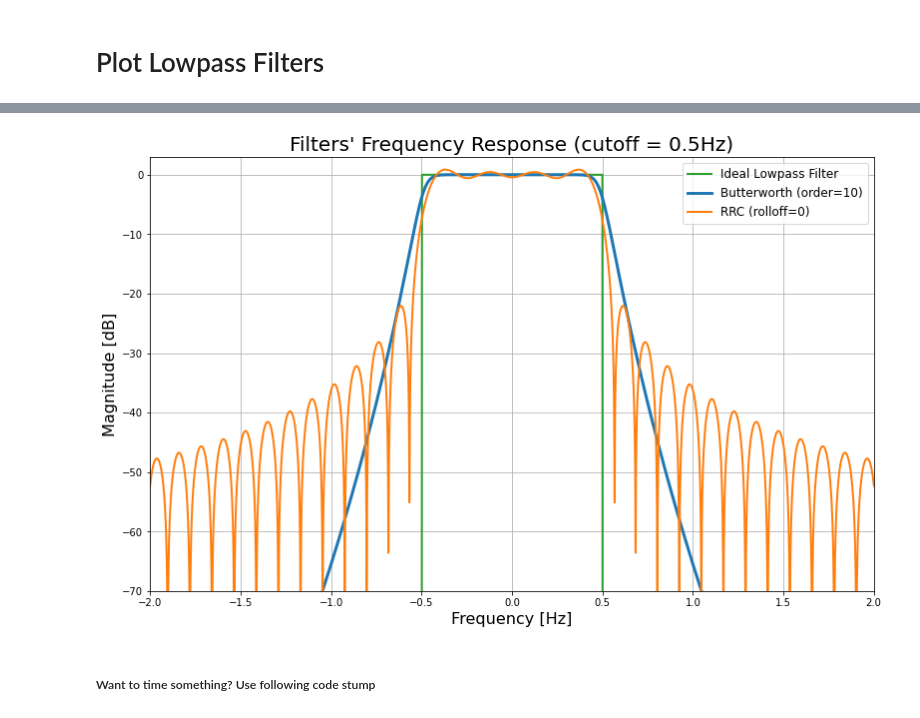
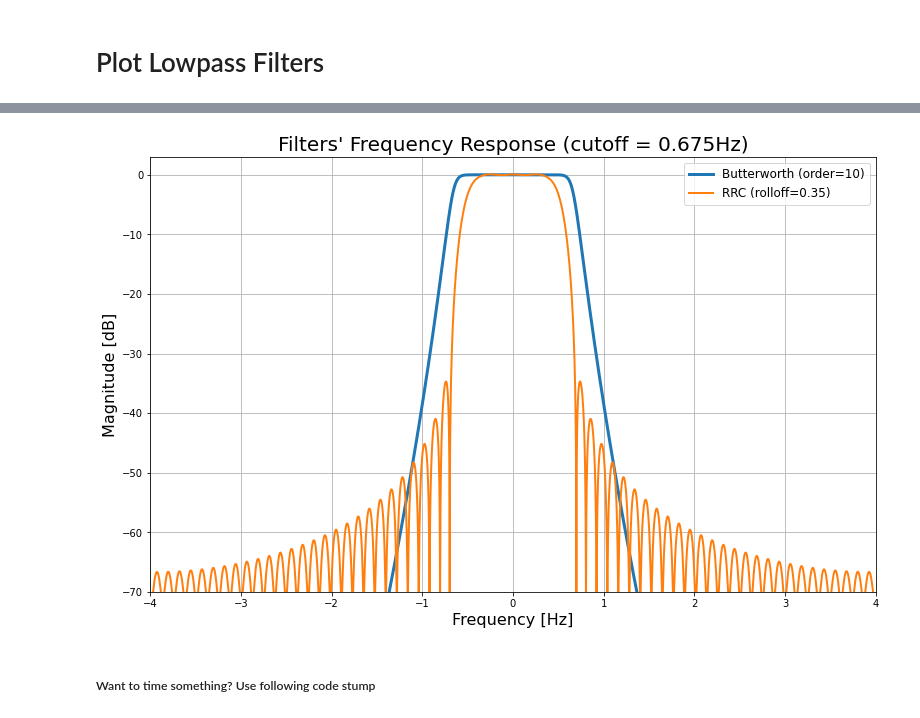
Before and after one commit to FaxMan1/Master-Thesis, a Jupyter notebook: Jupyter/main_CS.ipynb, the cells around one changed output, grey strips where cells are left out. Drawn from its saved outputs; the diff is of its cells as text; code cells hidden in the pictures.

```diff
--- a/Jupyter/main_CS.ipynb
+++ b/Jupyter/main_CS.ipynb
@@ -581,8 +613,8 @@ plt.xlim([-1.5, 1.5])
 plt.show()
 # %%
 # Butterworth
-CS = Comms_System(symbol_set=symbol_set, symbol_seq=symbol_seq, num_samples=8, beta=0)
-cutoff = 0.5
+CS = Comms_System(symbol_set=symbol_set, symbol_seq=symbol_seq, num_samples=8, beta=0.35)
+cutoff = 0.675
 b, a = butter_lowpass(cutoff_freq=cutoff, sampling_rate=CS.m, order=10)
 b2, a2 = butter_lowpass(cutoff_freq=0.5, sampling_rate=CS.m, order=10)
 w_range = np.linspace(-4, 4, 10000)
@@ -604,10 +636,10 @@ ideal[idx1+2: idx2+1] = 0
 
 
 plt.figure(figsize=(13,8))
-plt.plot(w10, ideal, linewidth=2, color='C2', label='Ideal Lowpass Filter ') # ideal
+#plt.plot(w10, ideal, linewidth=2, color='C2', label='Ideal Lowpass Filter ') # ideal
 plt.plot(w*10, m, linewidth=3, color='C0', label='Butterworth (order=10)') # butterworth order 10
 #plt.plot(w2*10, m2, linewidth=2, color='C3', label='Butterworth (order=10) (cutoff=0.5)') # butterworth order 10
-plt.plot(w_rrc*10, m_rrc, linewidth=2, color='C1', label='RRC (rolloff=0)') # rrc
+plt.plot(w_rrc*10, m_rrc, linewidth=2, color='C1', label='RRC (rolloff=0.35)') # rrc
 plt.title("Filters' Frequency Response (cutoff = "+str(cutoff)+'Hz)', fontsize=20)
 plt.xlabel('Frequency [Hz]', fontsize=16)
 plt.ylabel('Magnitude [dB]', fontsize=16)
@@ -617,7 +649,7 @@ plt.grid(True)
 #plt.xticks(np.arange(-1, 1, 0.1))
 #plt.axhline(y=-3, color='black')
 plt.ylim([-70, 3])
-plt.xlim([-2, 2])
+plt.xlim([-4, 4])
 plt.show()
 #plt.savefig('Filters055', bbox_inches='tight', transparent=True)
 # %% [output]
@@ -626,4 +656,4 @@ plt.show()
-[figure, old version]
+[figure, new version]
 # %% [markdown]
 ##### Want to time something? Use following code stump
 # %%
```
Also changed, not shown: parts of 12 cells of this notebook, 1 other file.
